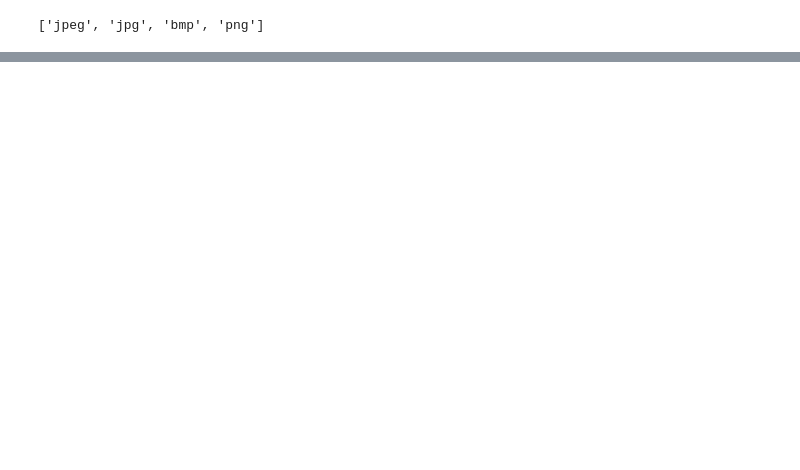
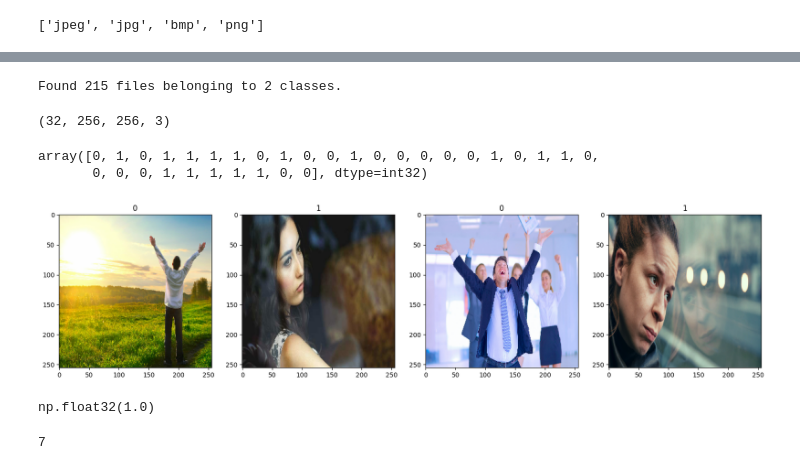
Before and after one commit to Vimanshani/Image_Classifier, a Jupyter notebook: image_classification.ipynb, the cells around one changed output, grey strips where cells are left out. Saved outputs shown, nothing was run; the diff lists cells and outputs as text; code cells hidden in the pictures; blank space fills up the shorter version.

```diff
--- a/image_classification.ipynb
+++ b/image_classification.ipynb
@@ -98,0 +101,12 @@ image_exts
+# %%
+for image_class in os.listdir(data_dir):
+  for image in os.listdir(os.path.join(data_dir,image_class)):
+      image_path = os.path.join(data_dir,image_class,image)
+      try:
+        img = cv2.imread(image_path)
+        tip=Image.open(image_path).format.lower()
+        if tip not in image_exts:
+            print('Image not in ext list {}'.format(image_path))
+            os.remove(image_path)
+      except Exception as e:
+        print('Issue with image {}'.format(image_path))
@@ -98,0 +139,28 @@ image_exts
+# %%
+data= tf.keras.utils.image_dataset_from_directory('data')
+# %% [output]
+Found 215 files belonging to 2 classes.
+# %%
+data_iterator= data.as_numpy_iterator()
+# %%
+batch = data_iterator.next()
+# %%
+# this is the image
+batch[0].shape
+# %% [output]
+(32, 256, 256, 3)
+# %%
+#this is the label
+# 0 is happy people
+# 1 is sad people
+batch[1]
+# %% [output]
+array([0, 1, 0, 1, 1, 1, 1, 0, 1, 0, 0, 1, 0, 0, 0, 0, 0, 1, 0, 1, 1, 0,
+       0, 0, 0, 1, 1, 1, 1, 1, 0, 0], dtype=int32)
+# %%
+fig,ax= plt.subplots(ncols=4, figsize=(20,20))
+for idx, img in enumerate(batch[0][:4]):
+    ax[idx].imshow(img.astype(int))
+    ax[idx].title.set_text(batch[1][idx])
+# %% [output]
+[figure, added]
@@ -98,0 +169,8 @@ image_exts
+# %%
+data.as_numpy_iterator().next()[0].max()
+# %% [output]
+np.float32(1.0)
+# %%
+len(data)
+# %% [output]
+7
```
Also changed, not shown: parts of 6 cells of this notebook, 12 other files.
